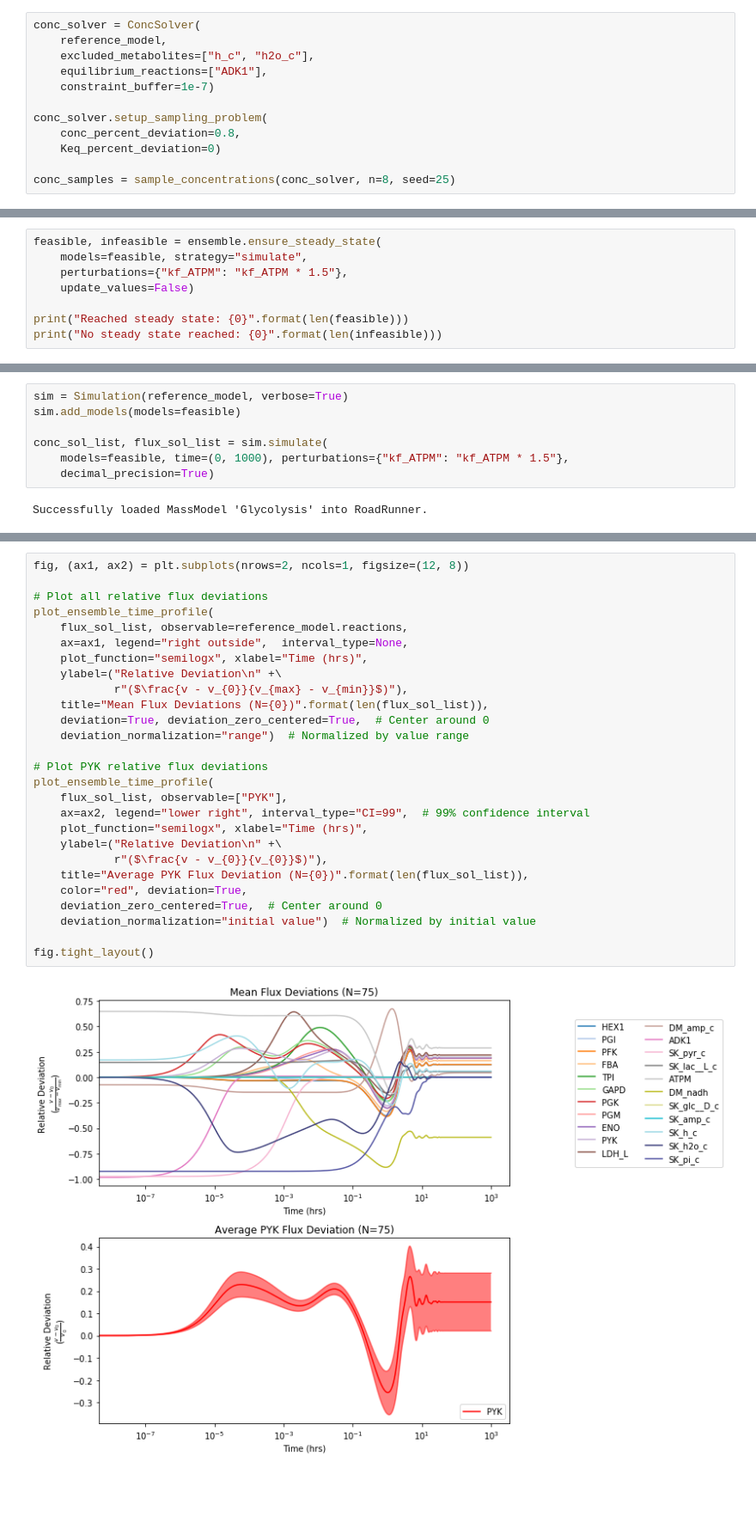
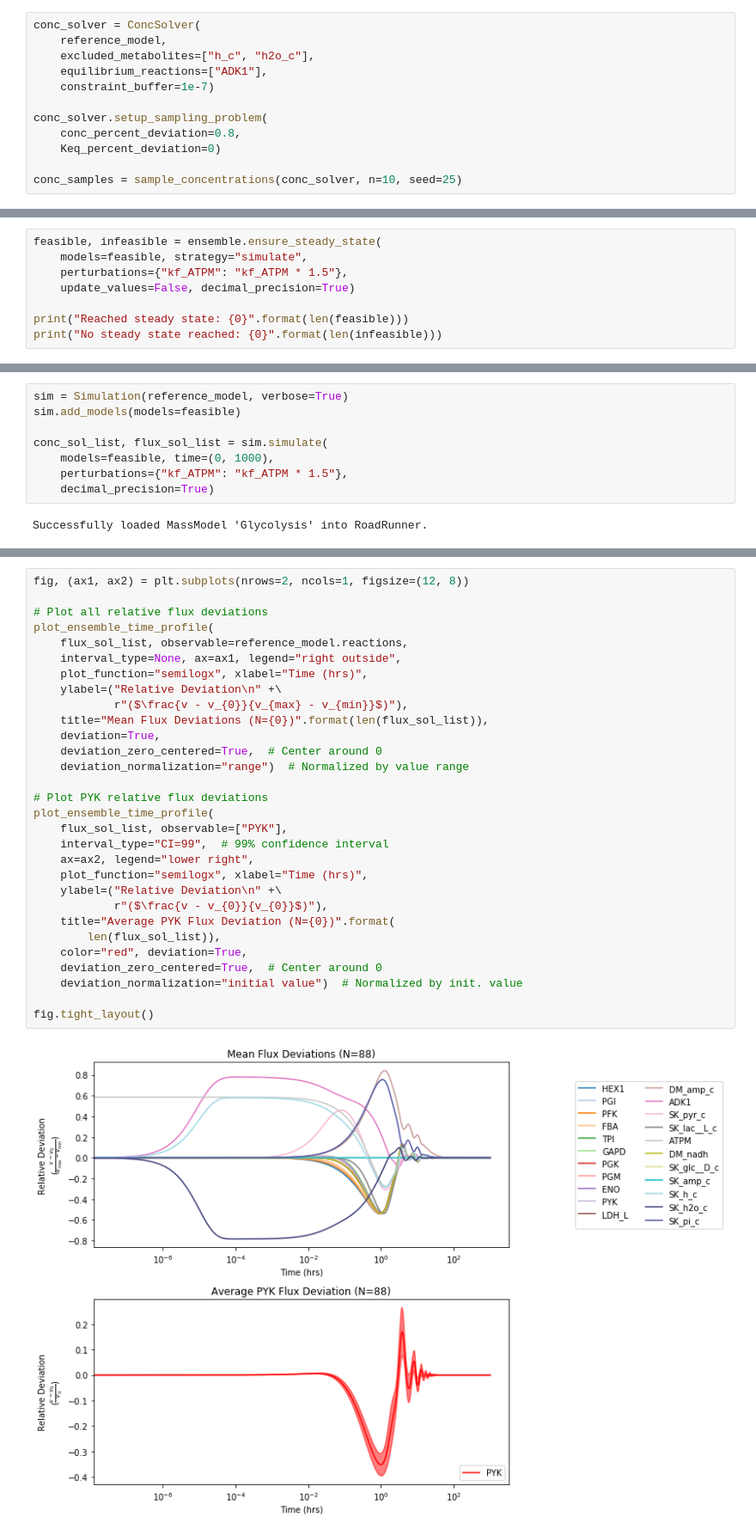
Before and after one commit to SBRG/MASSpy, a Jupyter notebook: documentation_builder/notebooks/ensemble_modeling.ipynb, the cells around one changed output, grey strips where cells are left out. Shown: that part at 86% size. Drawn from its saved outputs; the diff is of its cells as text; blank space fills up the shorter version.

```diff
--- a/documentation_builder/notebooks/ensemble_modeling.ipynb
+++ b/documentation_builder/notebooks/ensemble_modeling.ipynb
@@ -57,5 +61,5 @@ conc_solver.setup_sampling_problem(
     conc_percent_deviation=0.8,
     Keq_percent_deviation=0)
 
-conc_samples = sample_concentrations(conc_solver, n=8, seed=25)
+conc_samples = sample_concentrations(conc_solver, n=10, seed=25)
 # %% [markdown]
@@ -128,7 +133,7 @@ The `perturbations` argument of the `ensure_steady_state()` method can be used t
 feasible, infeasible = ensemble.ensure_steady_state(
     models=feasible, strategy="simulate",
     perturbations={"kf_ATPM": "kf_ATPM * 1.5"},
-    update_values=False)
+    update_values=False, decimal_precision=True)
 
 print("Reached steady state: {0}".format(len(feasible)))
 print("No steady state reached: {0}".format(len(infeasible)))
@@ -230,7 +236,8 @@ sim = Simulation(reference_model, verbose=True)
 sim.add_models(models=feasible)
 
 conc_sol_list, flux_sol_list = sim.simulate(
-    models=feasible, time=(0, 1000), perturbations={"kf_ATPM": "kf_ATPM * 1.5"},
+    models=feasible, time=(0, 1000),
+    perturbations={"kf_ATPM": "kf_ATPM * 1.5"},
     decimal_precision=True)
 # %% [output]
 Successfully loaded MassModel 'Glycolysis' into RoadRunner.
@@ -280,30 +289,33 @@ Relative deviations can also be plotted using the `deviation` kwarg. The `deviat
 # %%
 fig, (ax1, ax2) = plt.subplots(nrows=2, ncols=1, figsize=(12, 8))
 
 # Plot all relative flux deviations
 plot_ensemble_time_profile(
     flux_sol_list, observable=reference_model.reactions,
-    ax=ax1, legend="right outside",  interval_type=None,
+    interval_type=None, ax=ax1, legend="right outside",
     plot_function="semilogx", xlabel="Time (hrs)",
     ylabel=("Relative Deviation\n" +\
             r"($\frac{v - v_{0}}{v_{max} - v_{min}}$)"),
     title="Mean Flux Deviations (N={0})".format(len(flux_sol_list)),
-    deviation=True, deviation_zero_centered=True,  # Center around 0
+    deviation=True,
+    deviation_zero_centered=True,  # Center around 0
     deviation_normalization="range")  # Normalized by value range
 
 # Plot PYK relative flux deviations
 plot_ensemble_time_profile(
     flux_sol_list, observable=["PYK"],
-    ax=ax2, legend="lower right", interval_type="CI=99",  # 99% confidence interval
+    interval_type="CI=99",  # 99% confidence interval
+    ax=ax2, legend="lower right",
     plot_function="semilogx", xlabel="Time (hrs)",
     ylabel=("Relative Deviation\n" +\
             r"($\frac{v - v_{0}}{v_{0}}$)"),
-    title="Average PYK Flux Deviation (N={0})".format(len(flux_sol_list)),
+    title="Average PYK Flux Deviation (N={0})".format(
+        len(flux_sol_list)),
     color="red", deviation=True,
     deviation_zero_centered=True,  # Center around 0
-    deviation_normalization="initial value")  # Normalized by initial value
+    deviation_normalization="initial value")  # Normalized by init. value
 
 fig.tight_layout()
 # %% [output]
-[figure, old version]
+[figure, new version]
 # %% [markdown]
```
Also changed, not shown: parts of 47 cells of this notebook, 22 other files.
